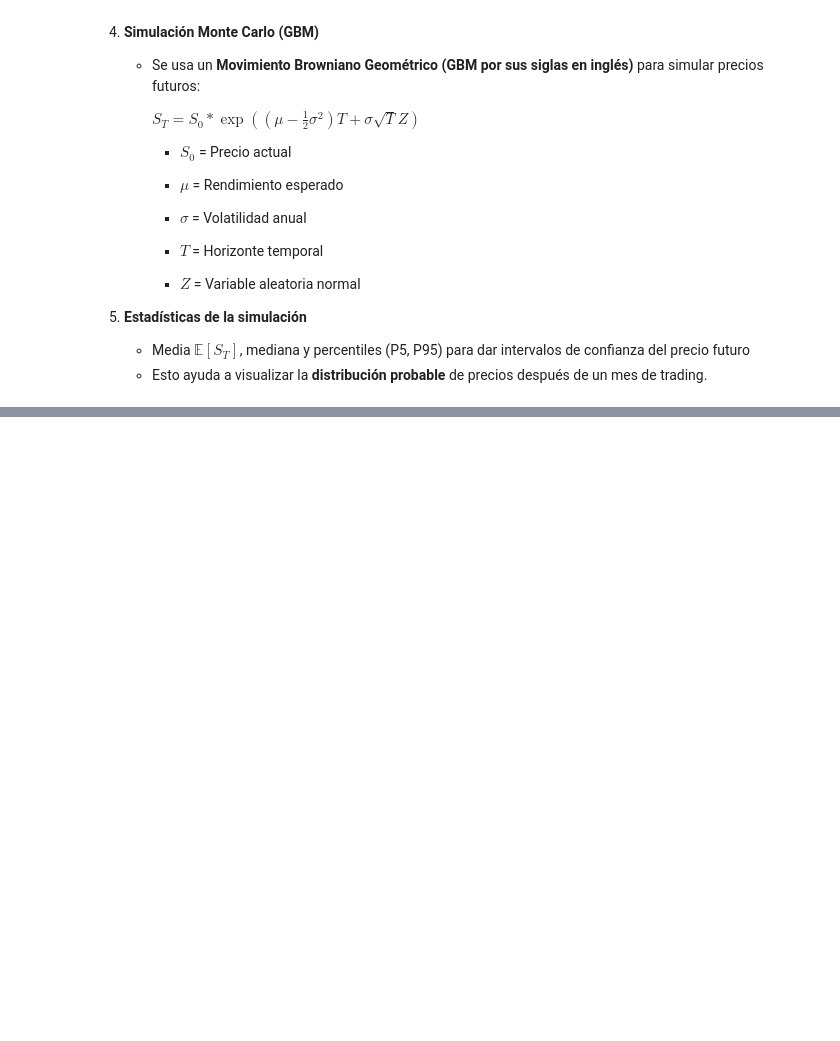
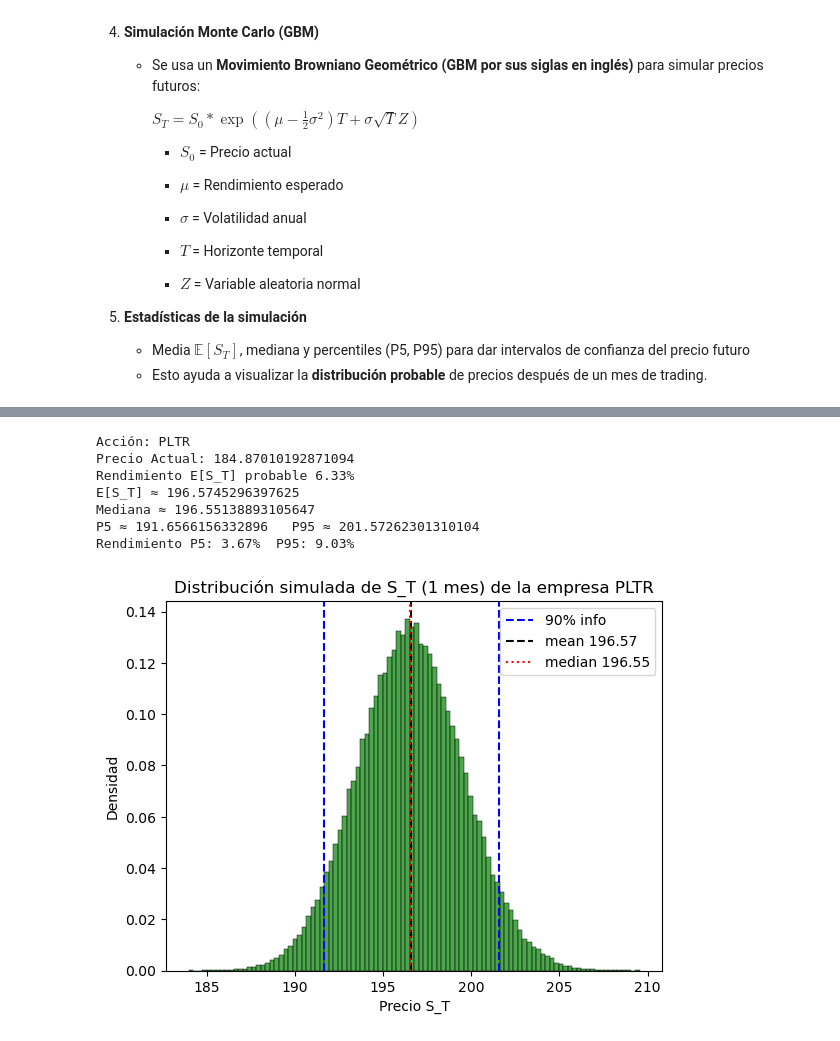
Before and after one commit to leon-mtz07/Proyecciones-de-empresas, a Jupyter notebook: Proyecciones.ipynb, the cells around one changed output, grey strips where cells are left out. Drawn from its saved outputs; the diff is of its cells as text; code cells hidden in the pictures; blank space fills up the shorter version.

```diff
--- a/Proyecciones.ipynb
+++ b/Proyecciones.ipynb
@@ -144,0 +133,11 @@ Rendimiento P5: -0.19%  P95: 4.12%
+# %%
+monte_carlo("PLTR")
+# %% [output]
+Acción: PLTR
+Precio Actual: 184.87010192871094
+Rendimiento E[S_T] probable 6.33%
+E[S_T] ≈ 196.5745296397625
+Mediana ≈ 196.55138893105647
+P5 ≈ 191.6566156332896   P95 ≈ 201.57262301310104
+Rendimiento P5: 3.67%  P95: 9.03%
+[figure, added]
```
Also changed, not shown: parts of 8 cells of this notebook, 1 other file.
